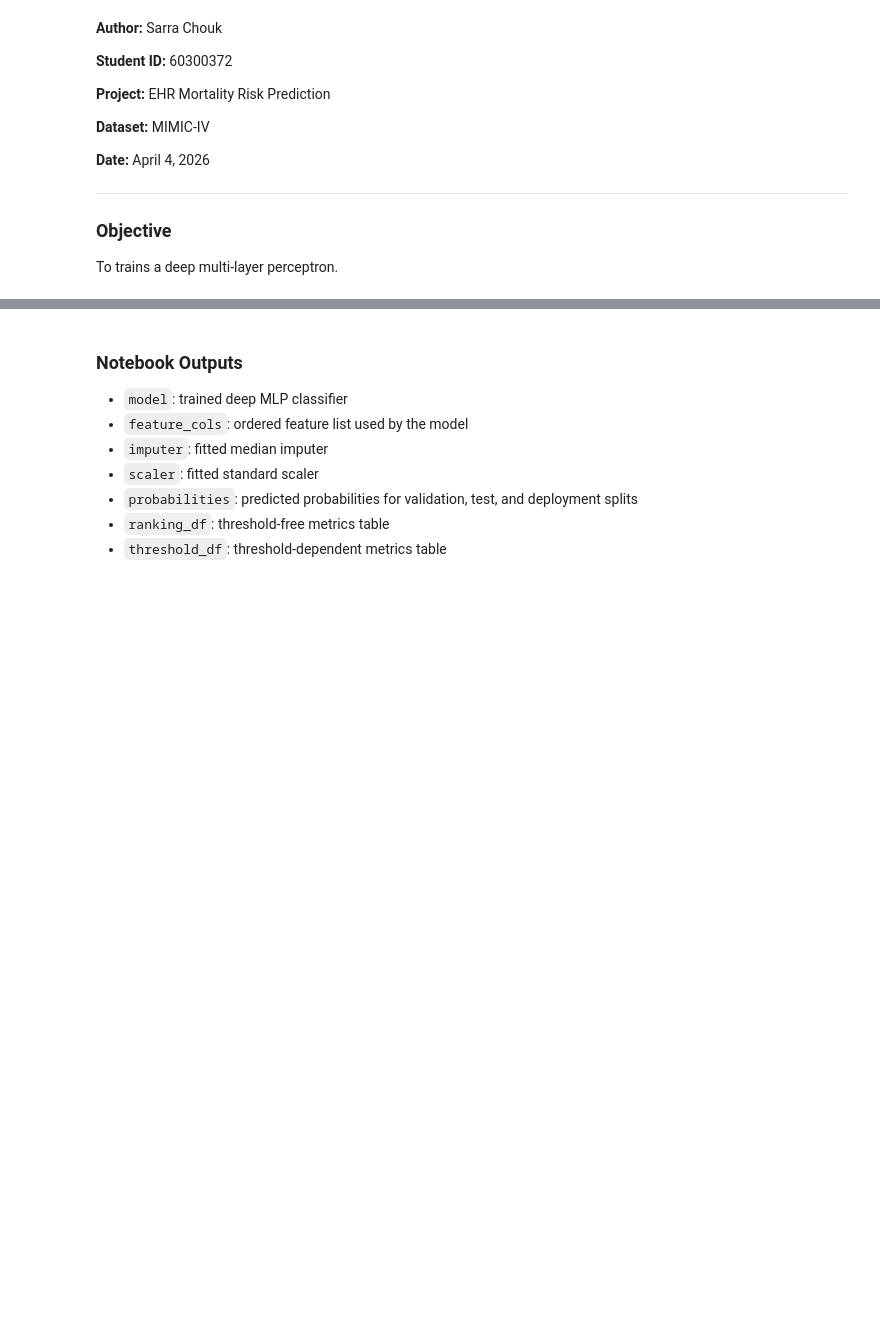
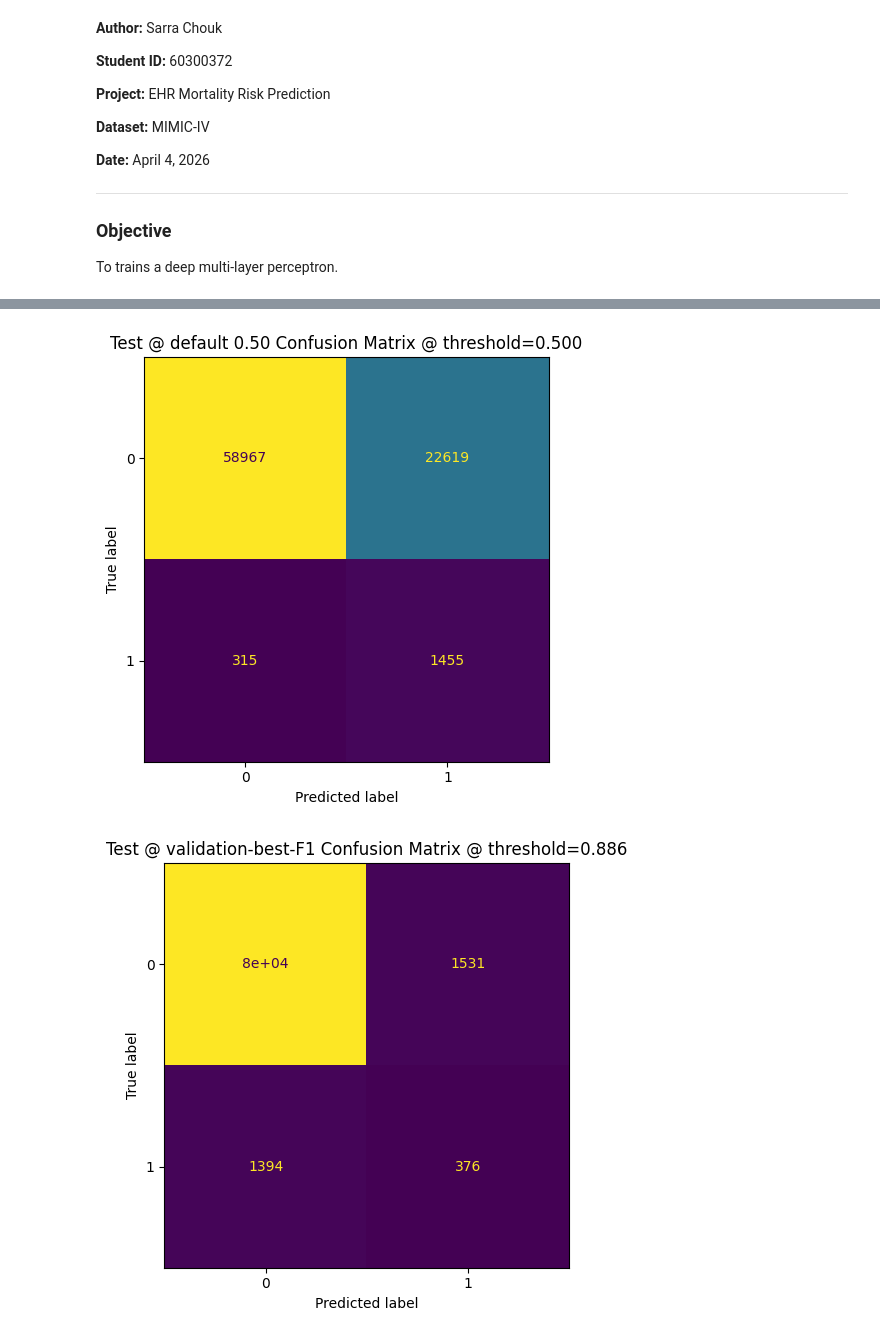
Before and after one commit to Sarra-Chouk/ehr-mortality-prediction, a Jupyter notebook: notebooks/mlp.ipynb, the cells around one changed output, grey strips where cells are left out. Drawn from its saved outputs; the diff is of its cells as text; code cells hidden in the pictures; blank space fills up the shorter version.

```diff
--- a/notebooks/mlp.ipynb
+++ b/notebooks/mlp.ipynb
@@ -523,10 +495,18 @@ for split_name in ["test", "deployment"]:
-# %% [markdown]
-### Notebook Outputs
-
-- `model`: trained deep MLP classifier
-- `feature_cols`: ordered feature list used by the model
-- `imputer`: fitted median imputer
-- `scaler`: fitted standard scaler
-- `probabilities`: predicted probabilities for validation, test, and deployment splits
-- `ranking_df`: threshold-free metrics table
-- `threshold_df`: threshold-dependent metrics table
+# %%
+for split_name in ["test", "deployment"]:
+    plot_confusion(
+        y_true=y[split_name],
+        y_proba=probabilities[split_name],
+        threshold=0.50,
+        split_name=f"{split_name.capitalize()} @ default 0.50",
+    )
+
+    plot_confusion(
+        y_true=y[split_name],
+        y_proba=probabilities[split_name],
+        threshold=best_threshold,
+        split_name=f"{split_name.capitalize()} @ validation-best-F1",
+    )
+# %% [output]
+[figure, added]
+[figure, added]
```
Also changed, not shown: parts of 29 cells of this notebook, 23 other files.
